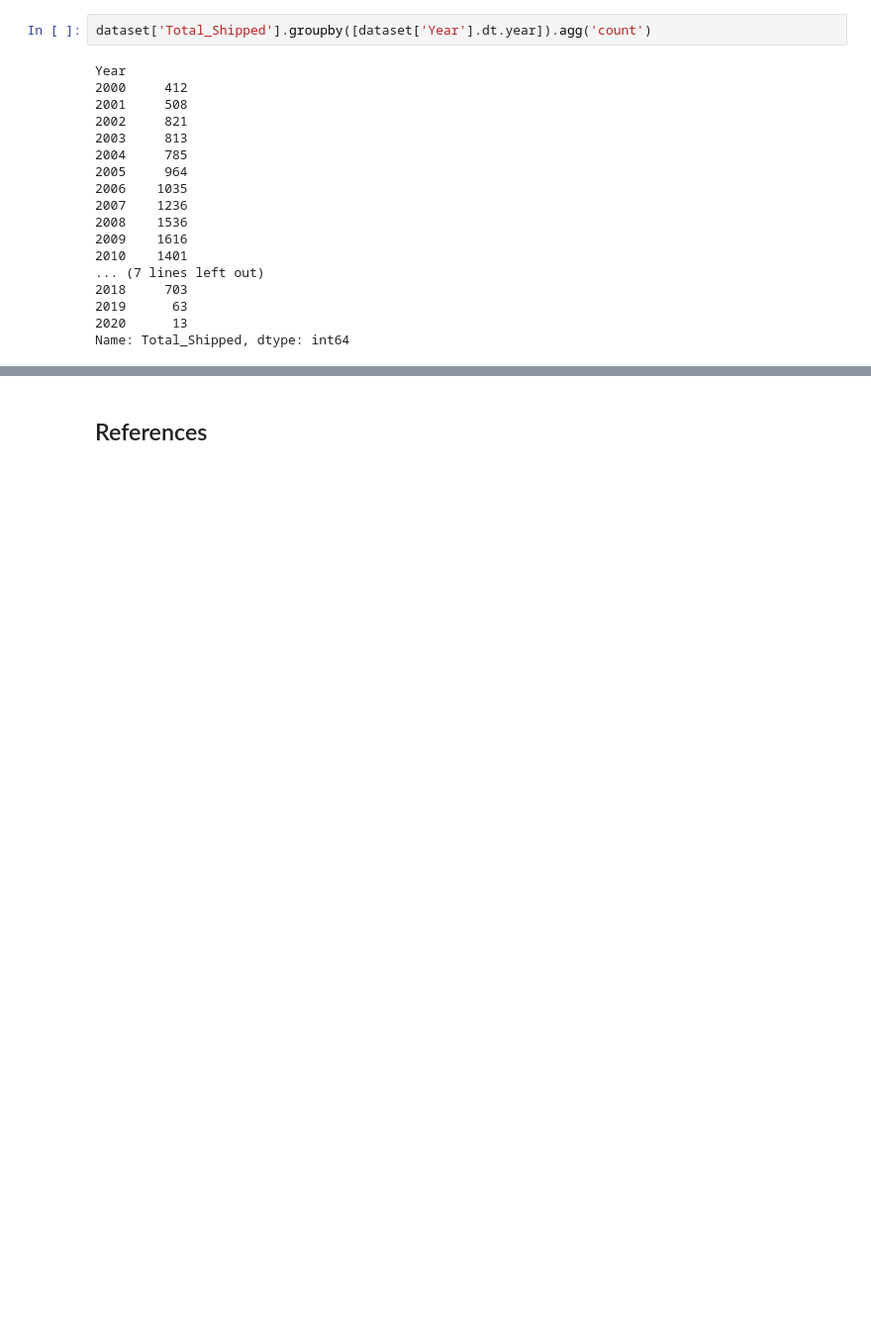
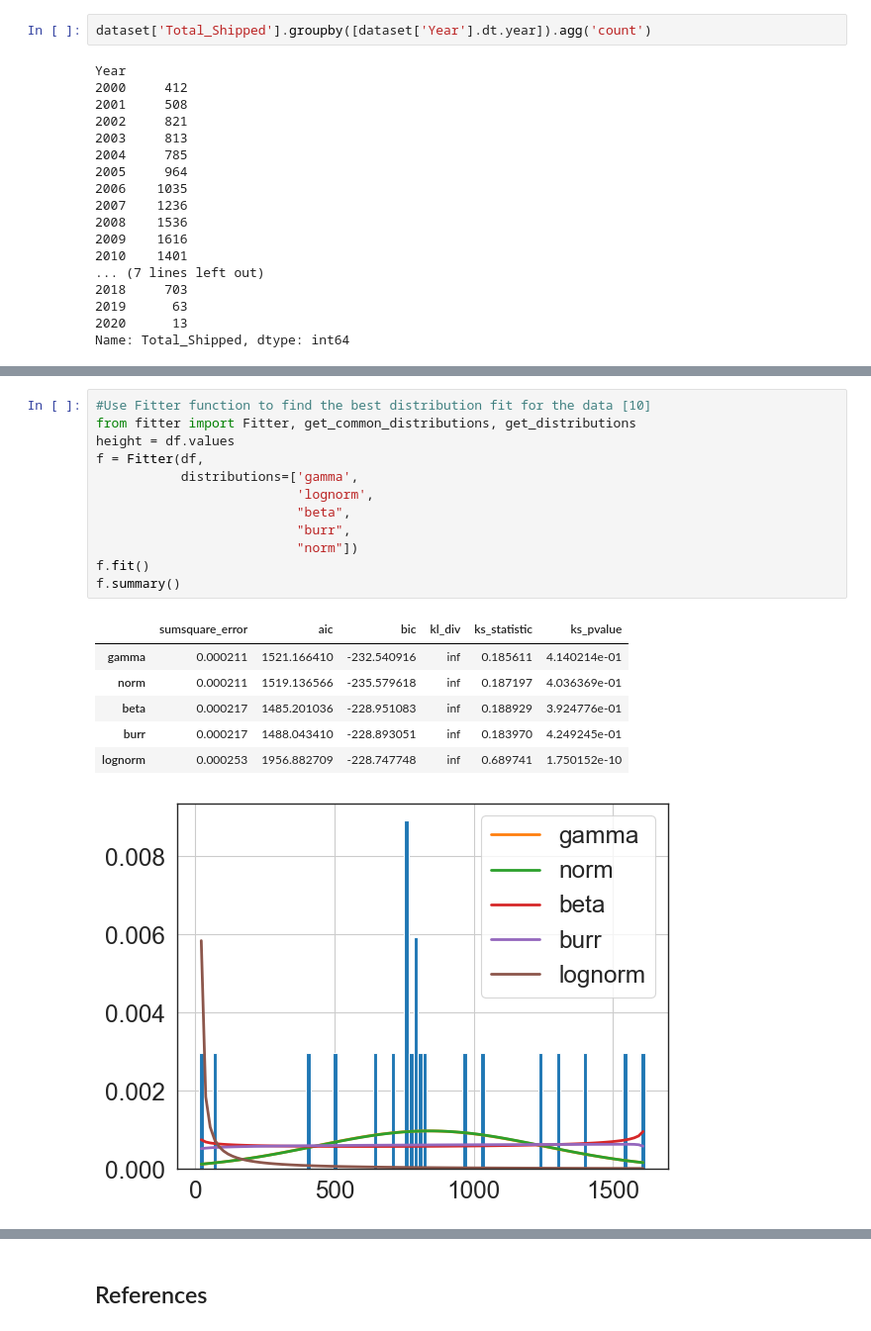
Before and after one commit to MegTully/Programming-For-DA-Project, a Jupyter notebook: Video game data.ipynb, the cells around one changed output, grey strips where cells are left out. Shown at 99% size. Drawn from its saved outputs; the diff is of its cells as text; blank space fills up the shorter version.

```diff
--- a/Video game data.ipynb
+++ b/Video game data.ipynb
@@ -261,0 +257,20 @@ UFuncTypeError: ufunc 'multiply' cannot use operands with types dtype('<M8[ns]')
+# %%
+#Use Fitter function to find the best distribution fit for the data [10]
+from fitter import Fitter, get_common_distributions, get_distributions
+height = df.values
+f = Fitter(df,
+           distributions=['gamma',
+                          'lognorm',
+                          "beta",
+                          "burr",
+                          "norm"])
+f.fit()
+f.summary()
+# %% [output]
+|  | sumsquare_error | aic | bic | kl_div | ks_statistic | ks_pvalue |
+| gamma | 0.000211 | 1521.166410 | -232.540916 | inf | 0.185611 | 4.140214e-01 |
+| norm | 0.000211 | 1519.136566 | -235.579618 | inf | 0.187197 | 4.036369e-01 |
+| beta | 0.000217 | 1485.201036 | -228.951083 | inf | 0.188929 | 3.924776e-01 |
+| burr | 0.000217 | 1488.043410 | -228.893051 | inf | 0.183970 | 4.249245e-01 |
+| lognorm | 0.000253 | 1956.882709 | -228.747748 | inf | 0.689741 | 1.750152e-10 |
+[figure, added]
```
Also changed, not shown: parts of 18 cells of this notebook.
